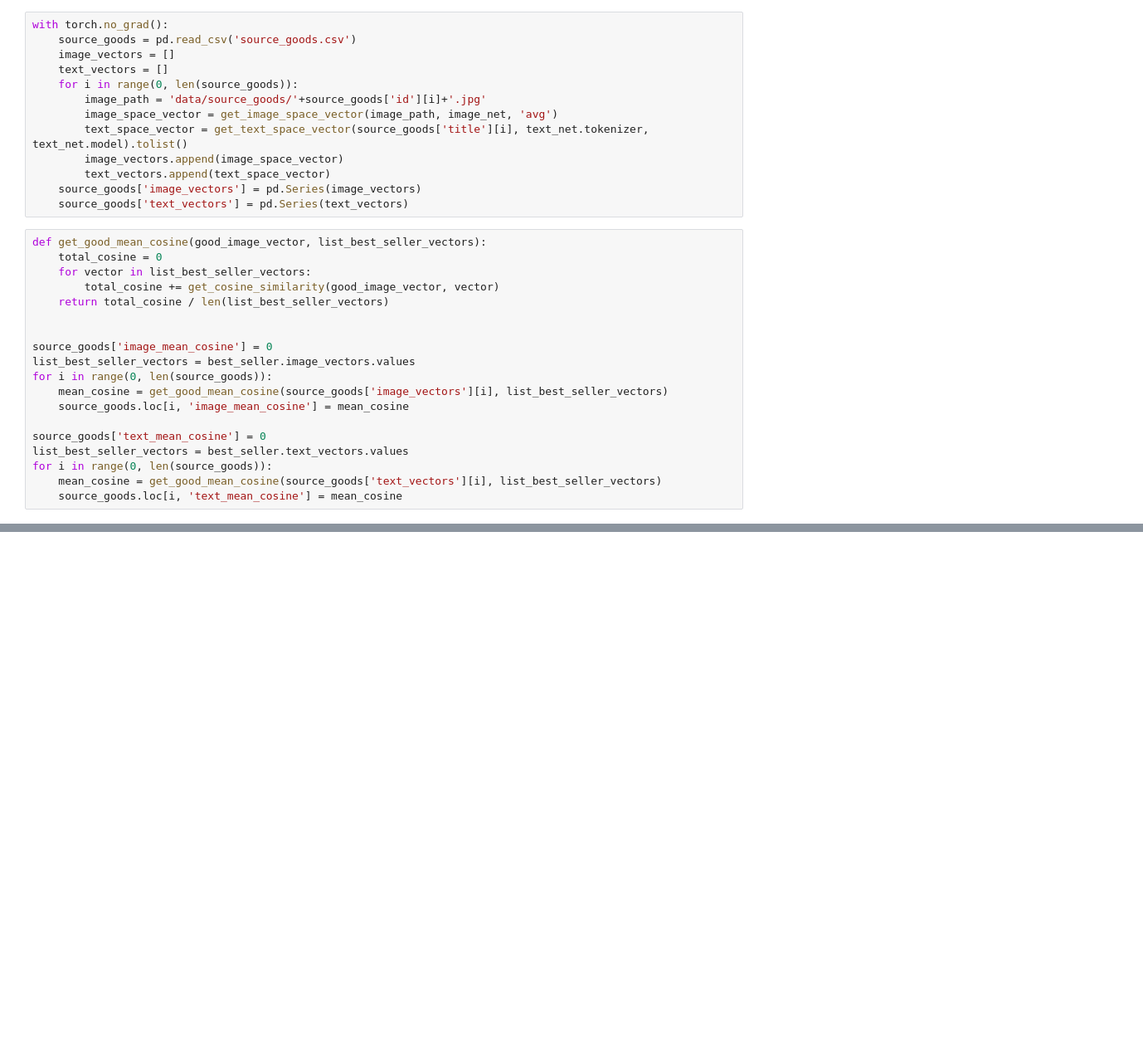
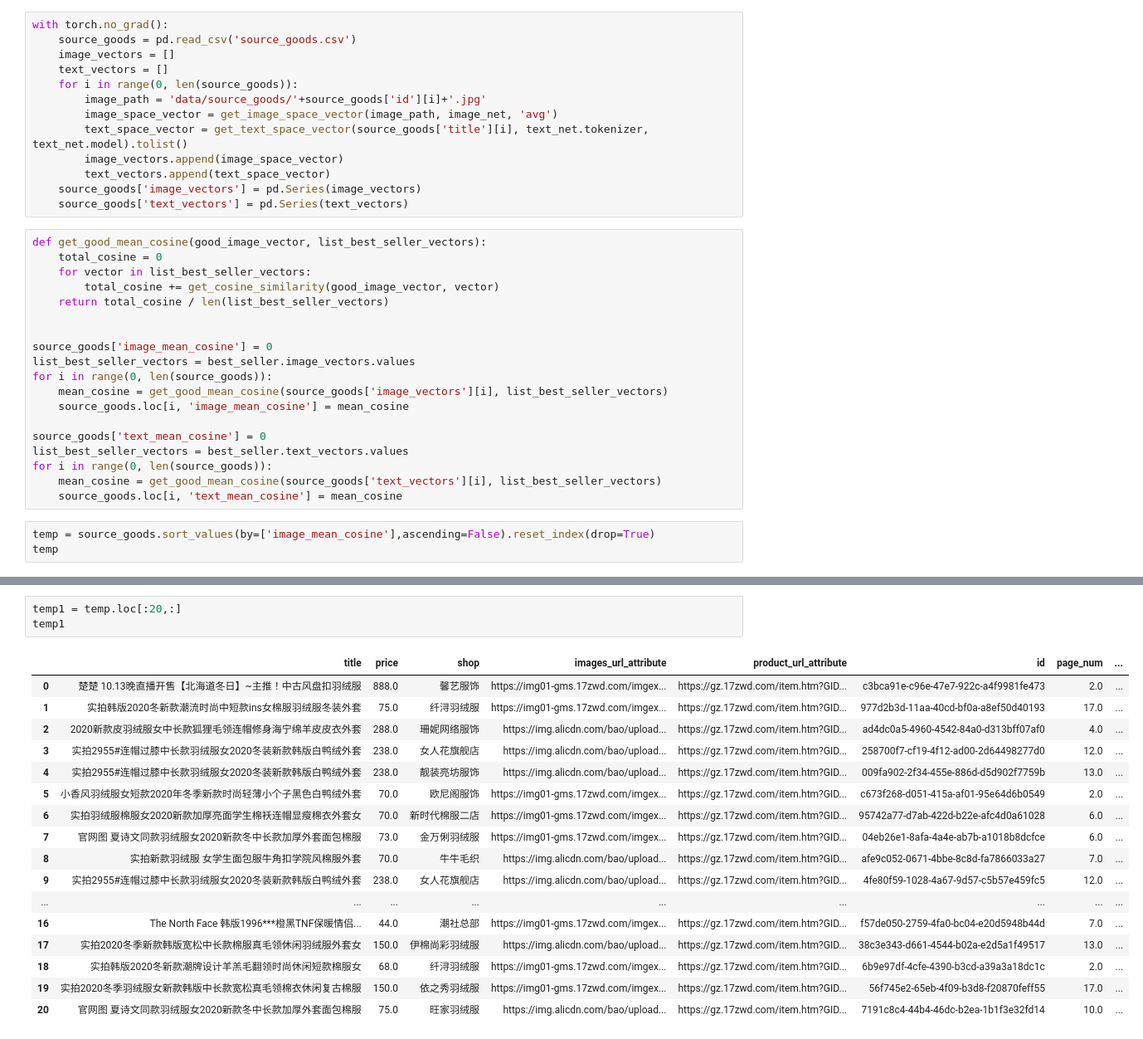
Before and after one commit to dj-lei/hot, a Jupyter notebook: test.ipynb, the cells around one changed output, grey strips where cells are left out. Shown at 83% size. Cells and saved outputs as stored; diff of their text form; blank space fills up the shorter version.

```diff
--- a/test.ipynb
+++ b/test.ipynb
@@ -106,3 +106,6 @@ list_best_seller_vectors = best_seller.text_vectors.values
 for i in range(0, len(source_goods)):
     mean_cosine = get_good_mean_cosine(source_goods['text_vectors'][i], list_best_seller_vectors)
     source_goods.loc[i, 'text_mean_cosine'] = mean_cosine
+# %%
+temp = source_goods.sort_values(by=['image_mean_cosine'],ascending=False).reset_index(drop=True)
+temp
@@ -108,0 +126,21 @@ for i in range(0, len(source_goods)):
+# %%
+temp1 = temp.loc[:20,:]
+temp1
+# %% [output]
+|  | title | price | shop | images_url_attribute | product_url_attribute | id | page_num | ... |
+| 0 | 楚楚 10.13晚直播开售【北海道冬日】~主推！中古风盘扣羽绒服 | 888.0 | 馨艺服饰 | https://img01-gms.17zwd.com/imgex... | https://gz.17zwd.com/item.htm?GID... | c3bca91e-c96e-47e7-922c-a4f9981fe473 | 2.0 | ... |
+| 1 | 实拍韩版2020冬新款潮流时尚中短款ins女棉服羽绒服冬装外套 | 75.0 | 纤浔羽绒服 | https://img01-gms.17zwd.com/imgex... | https://gz.17zwd.com/item.htm?GID... | 977d2b3d-11aa-40cd-bf0a-a8ef50d40193 | 17.0 | ... |
+| 2 | 2020新款皮羽绒服女中长款狐狸毛领连帽修身海宁绵羊皮皮衣外套 | 288.0 | 珊妮网络服饰 | https://img.alicdn.com/bao/upload... | https://gz.17zwd.com/item.htm?GID... | ad4dc0a5-4960-4542-84a0-d313bff07af0 | 4.0 | ... |
+| 3 | 实拍2955#连帽过膝中长款羽绒服女2020冬装新款韩版白鸭绒外套 | 238.0 | 女人花旗舰店 | https://img.alicdn.com/bao/upload... | https://gz.17zwd.com/item.htm?GID... | 258700f7-cf19-4f12-ad00-2d64498277d0 | 12.0 | ... |
+| 4 | 实拍2955#连帽过膝中长款羽绒服女2020冬装新款韩版白鸭绒外套 | 238.0 | 靓装亮坊服饰 | https://img.alicdn.com/bao/upload... | https://gz.17zwd.com/item.htm?GID... | 009fa902-2f34-455e-886d-d5d902f7759b | 13.0 | ... |
+| 5 | 小香风羽绒服女短款2020年冬季新款时尚轻薄小个子黑色白鸭绒外套 | 70.0 | 欧尼阁服饰 | https://img01-gms.17zwd.com/imgex... | https://gz.17zwd.com/item.htm?GID... | c673f268-d051-415a-af01-95e64d6b0549 | 2.0 | ... |
+| 6 | 实拍羽绒服棉服女2020新款加厚亮面学生棉袄连帽显瘦棉衣外套女 | 70.0 | 新时代棉服二店 | https://img01-gms.17zwd.com/imgex... | https://gz.17zwd.com/item.htm?GID... | 95742a77-d7ab-422d-b22e-afc4d0a61028 | 6.0 | ... |
+| 7 | 官网图 夏诗文同款羽绒服女2020新款冬中长款加厚外套面包棉服 | 73.0 | 金万俐羽绒服 | https://img01-gms.17zwd.com/imgex... | https://gz.17zwd.com/item.htm?GID... | 04eb26e1-8afa-4a4e-ab7b-a1018b8dcfce | 6.0 | ... |
+| 8 | 实拍新款羽绒服 女学生面包服牛角扣学院风棉服外套 | 70.0 | 牛牛毛织 | https://img.alicdn.com/bao/upload... | https://gz.17zwd.com/item.htm?GID... | afe9c052-0671-4bbe-8c8d-fa7866033a27 | 7.0 | ... |
+| 9 | 实拍2955#连帽过膝中长款羽绒服女2020冬装新款韩版白鸭绒外套 | 238.0 | 女人花旗舰店 | https://img.alicdn.com/bao/upload... | https://gz.17zwd.com/item.htm?GID... | 4fe80f59-1028-4a67-9d57-c5b57e459fc5 | 12.0 | ... |
+| ... | ... | ... | ... | ... | ... | ... | ... | ... |
+| 16 | The North Face 韩版1996***橙黑TNF保暖情侣... | 44.0 | 潮社总部 | https://img01-gms.17zwd.com/imgex... | https://gz.17zwd.com/item.htm?GID... | f57de050-2759-4fa0-bc04-e20d5948b44d | 7.0 | ... |
+| 17 | 实拍2020冬季新款韩版宽松中长款棉服真毛领休闲羽绒服外套女 | 150.0 | 伊棉尚彩羽绒服 | https://img.alicdn.com/bao/upload... | https://gz.17zwd.com/item.htm?GID... | 38c3e343-d661-4544-b02a-e2d5a1f49517 | 13.0 | ... |
+| 18 | 实拍韩版2020冬新款潮牌设计羊羔毛翻领时尚休闲短款棉服女 | 68.0 | 纤浔羽绒服 | https://img01-gms.17zwd.com/imgex... | https://gz.17zwd.com/item.htm?GID... | 6b9e97df-4cfe-4390-b3cd-a39a3a18dc1c | 2.0 | ... |
+| 19 | 实拍2020冬季羽绒服女新款韩版中长款宽松真毛领棉衣休闲复古棉服 | 150.0 | 依之秀羽绒服 | https://img01-gms.17zwd.com/imgex... | https://gz.17zwd.com/item.htm?GID... | 56f745e2-65eb-4f09-b3d8-f20870feff55 | 17.0 | ... |
+| 20 | 官网图 夏诗文同款羽绒服女2020新款冬中长款加厚外套面包棉服 | 75.0 | 旺家羽绒服 | https://img.alicdn.com/bao/upload... | https://gz.17zwd.com/item.htm?GID... | 7191c8c4-44b4-46dc-b2ea-1b1f3e32fd14 | 10.0 | ... |
```
Also changed, not shown: parts of 3 cells of this notebook, 2 other files.
